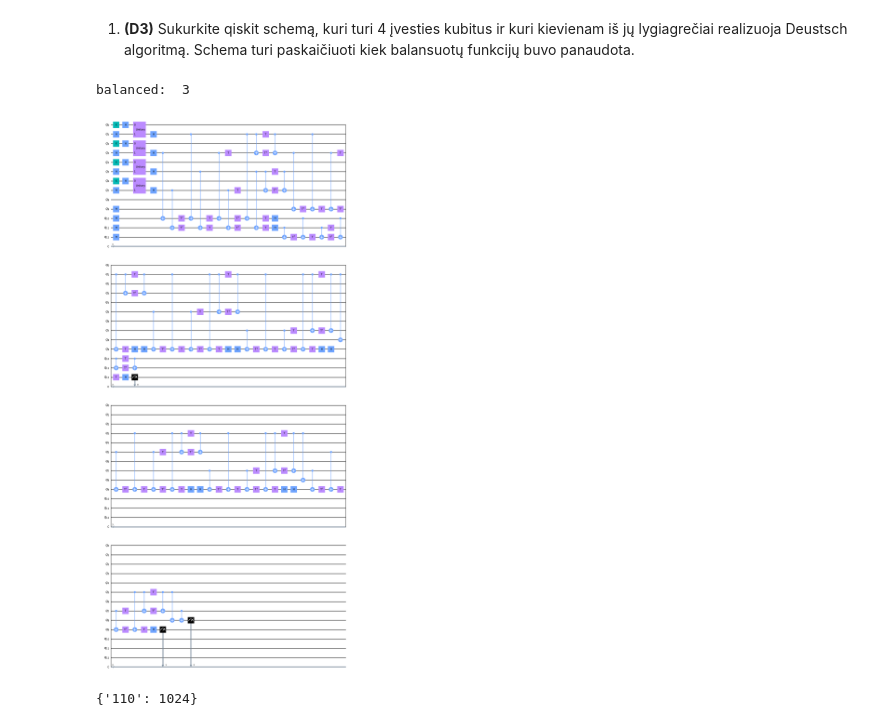
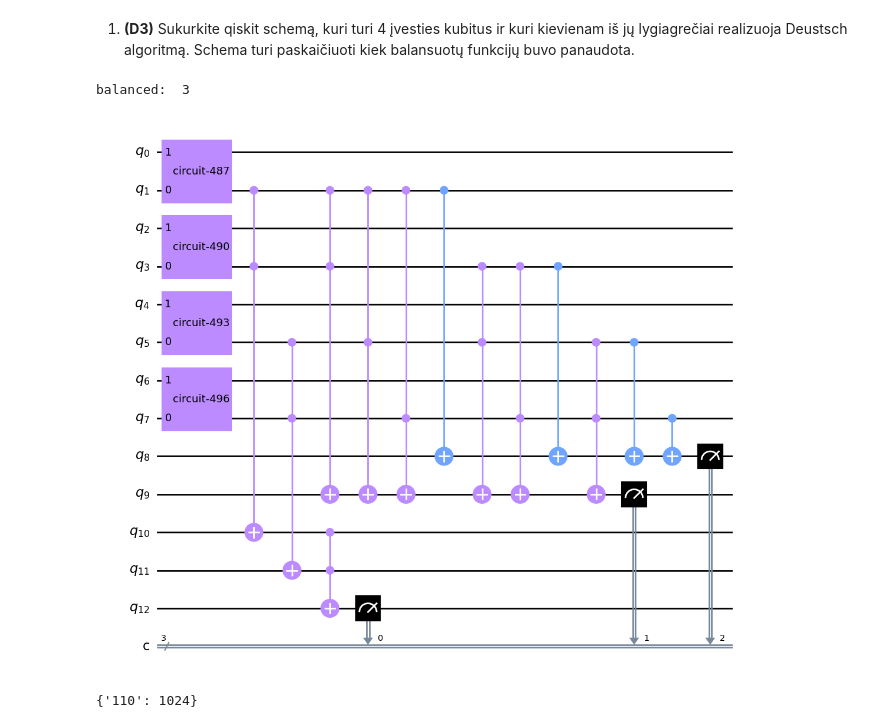
Before and after one commit to cezaris13/QuantumComputing, a Jupyter notebook: Quantum2lab.ipynb, the cells around one changed output. Cells and saved outputs as stored; diff of their text form; code cells hidden in the pictures.

```diff
--- a/Quantum2lab.ipynb
+++ b/Quantum2lab.ipynb
@@ -114,35 +114,35 @@ def deuchtToGate(values:str = "00"):
     deuchAlgorithm(qc, values)
     return qc.to_gate()
 
 def fourQubitsDeuchAlgorithm(values:List[str] = ["00", "00"]):
     qc = QuantumCircuit(8)
     for i in range(4):
         qc.append(deuchtToGate(values[i]), [2*i+1, 2*i])
     return qc.to_gate()
 
 def countQubitsDeuch(qc:QuantumCircuit,values:List[str] = ["00", "00"]) -> int:
     qc.append(fourQubitsDeuchAlgorithm(values), range(8))
     qc.append(ccccx(), [1,3,5,7,10,11,12])
     qc.append(countTwos(), [1,3,5,7,9])
     qc.append(onesCount(), [1,3,5,7,8])
     qc.measure([12,9,8],[0,1,2])
 
     backend = Aer.get_backend('qasm_simulator')
     job = execute(qc, backend)
     result = job.result()
     counts = result.get_counts(qc)
     count = int((list(counts.keys())[0])[::-1], 2)
     return count
 
 qc = QuantumCircuit(8+5,3)
 functions: List[str] = ["10", "01", "01", "00"]
 countBalanced = countQubitsDeuch(qc, functions)
 print ("balanced: ", countBalanced)
 
-qc.decompose().decompose().draw(output='mpl')
+qc.decompose().draw(output='mpl')
 # %% [output]
 balanced:  3
-[figure, old version]
+[figure, new version]
 # %%
 counts = execute(qc,Aer.get_backend('qasm_simulator')).result().get_counts()
 print(counts)
```
Also changed, not shown: parts of 6 cells of this notebook, 1 other file.
